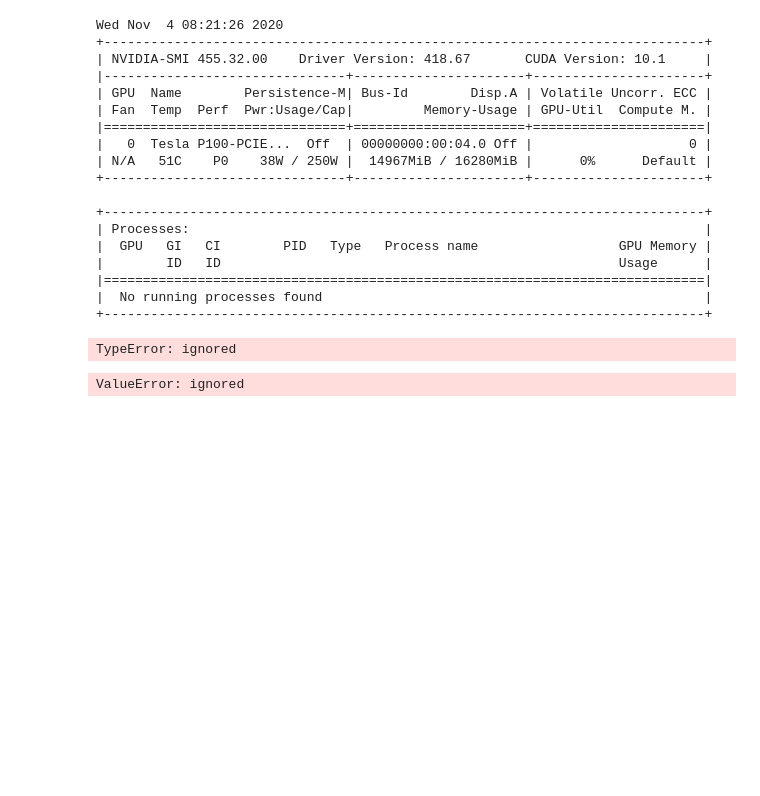
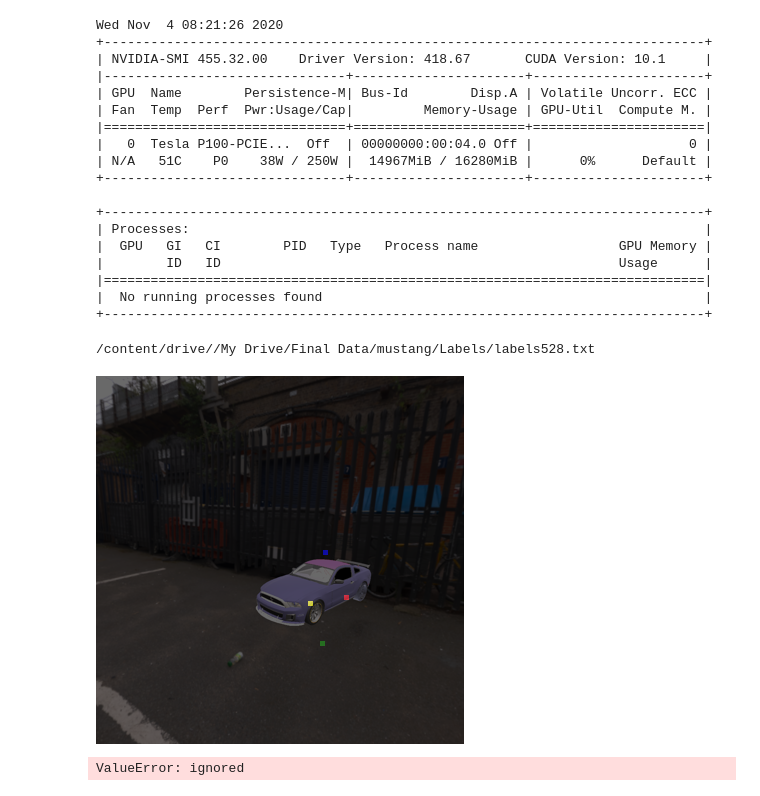
Before and after one commit to laukikm/CPM_Pytorch, a Jupyter notebook: notebook.ipynb, the cells around one changed output. Drawn from its saved outputs; the diff is of its cells as text; code cells hidden in the pictures; blank space fills up the shorter version.

```diff
--- a/notebook.ipynb
+++ b/notebook.ipynb
@@ -234,36 +234,38 @@ def predict_output(net,train_data,i):
   locations=get_locations(pred_6.detach()) #Get locations from the heatmap
 
   locations_original_size=900/368*locations #Convert from 368x368 to 900x900, since the image labels are in the same order too
   fov=GetFOV(train_data_dir,i)
 
   empty_image=np.zeros((900,900,3))
   camera_matrix=GetIntrinsicMatrix(empty_image,fov) #This is the same regardless of whether we use labels or predictions
 
   ret_val,rvec_pred,tvec_pred=cv2.solvePnP(objectPoints=usable_object_points,imagePoints=locations_original_size,cameraMatrix=camera_matrix
                                              ,distCoeffs=np.zeros((4,1)))
 
   usable_labels=pd.read_csv(train_data.label_dir[i],delimiter=" ").to_numpy()[0:n_keypoints]
   ret_val,rvec_gt,tvec_gt=cv2.solvePnP(objectPoints=usable_object_points,imagePoints=usable_labels,cameraMatrix=camera_matrix
                                              ,distCoeffs=np.zeros((4,1)))
 
   background=transforms.ToPILImage()(image)
   output=pred_6.clone().detach()*0
 
-  output_image=generate_output_image(output,np.int32(locations[0]))
+  output_image=generate_output_image(output,usable_labels*368/900)
   background.paste(output_image,(0,0),output_image)
   background.show()
+  print(train_data.label_dir[i])
   return background
-  print(usable_labels*368/900)
+
 
   #return calculate_distance(tvec_pred,tvec_gt)
   #print(rvec_pred)
   #print(rvec_gt)
   return calculate_angle(rvec_pred,rvec_gt)
   #return (rvec_gt,tvec_gt,rvec_pred,tvec_pred)
 
 display(predict_output(net,train_data,527))
 # %% [output]
-TypeError: ignored
+/content/drive//My Drive/Final Data/mustang/Labels/labels528.txt
+[figure, added]
 # %%
 #Prediction
 i=0
```
